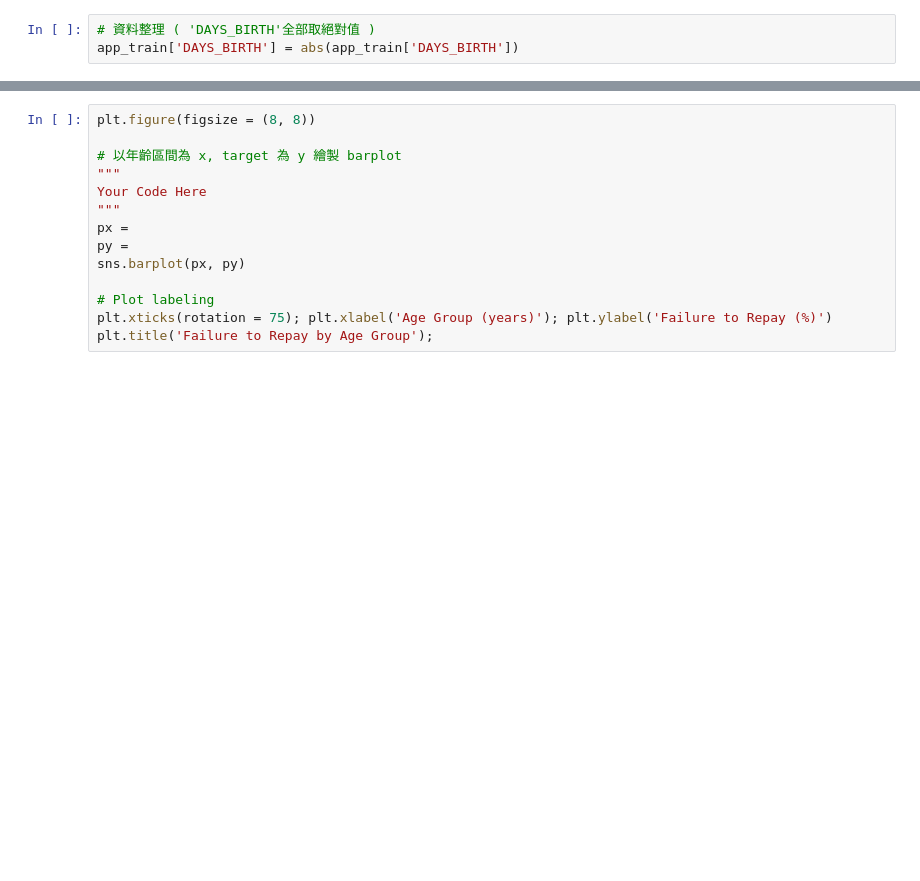
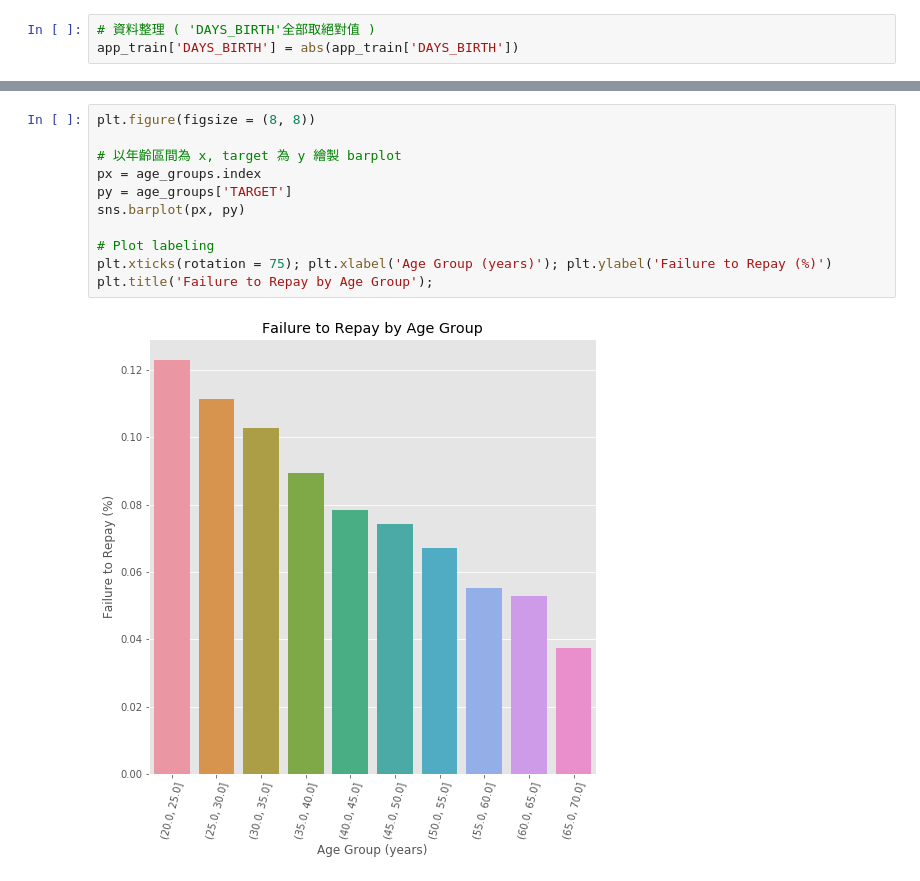
Before and after one commit to linghung/3rd-ML100Days, a Jupyter notebook: homework/Day_016_HW.ipynb, the cells around one changed output, grey strips where cells are left out. Saved outputs shown, nothing was run; the diff lists cells and outputs as text; blank space fills up the shorter version.

```diff
--- a/homework/Day_016_HW.ipynb
+++ b/homework/Day_016_HW.ipynb
@@ -84,14 +112,13 @@ age_groups
 # %%
 plt.figure(figsize = (8, 8))
 
 # 以年齡區間為 x, target 為 y 繪製 barplot
-"""
-Your Code Here
-"""
-px =
-py =
+px = age_groups.index
+py = age_groups['TARGET']
 sns.barplot(px, py)
 
 # Plot labeling
 plt.xticks(rotation = 75); plt.xlabel('Age Group (years)'); plt.ylabel('Failure to Repay (%)')
 plt.title('Failure to Repay by Age Group');
+# %% [output]
+[figure, added]
```
Also changed, not shown: parts of 3 cells of this notebook.
